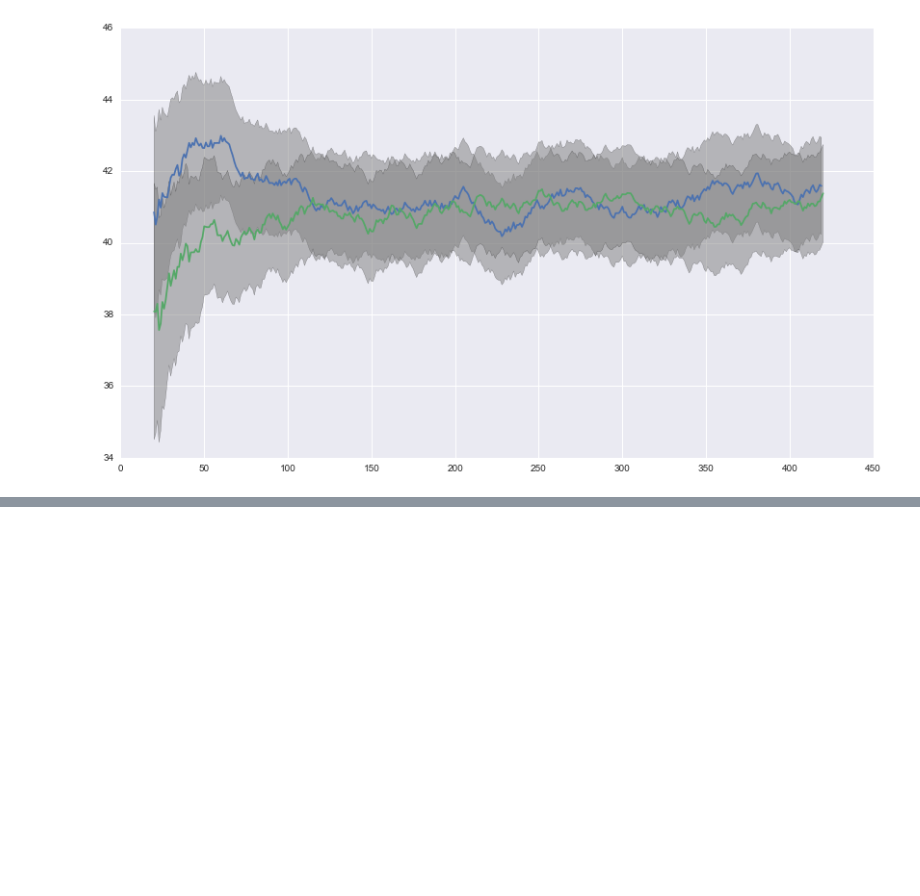
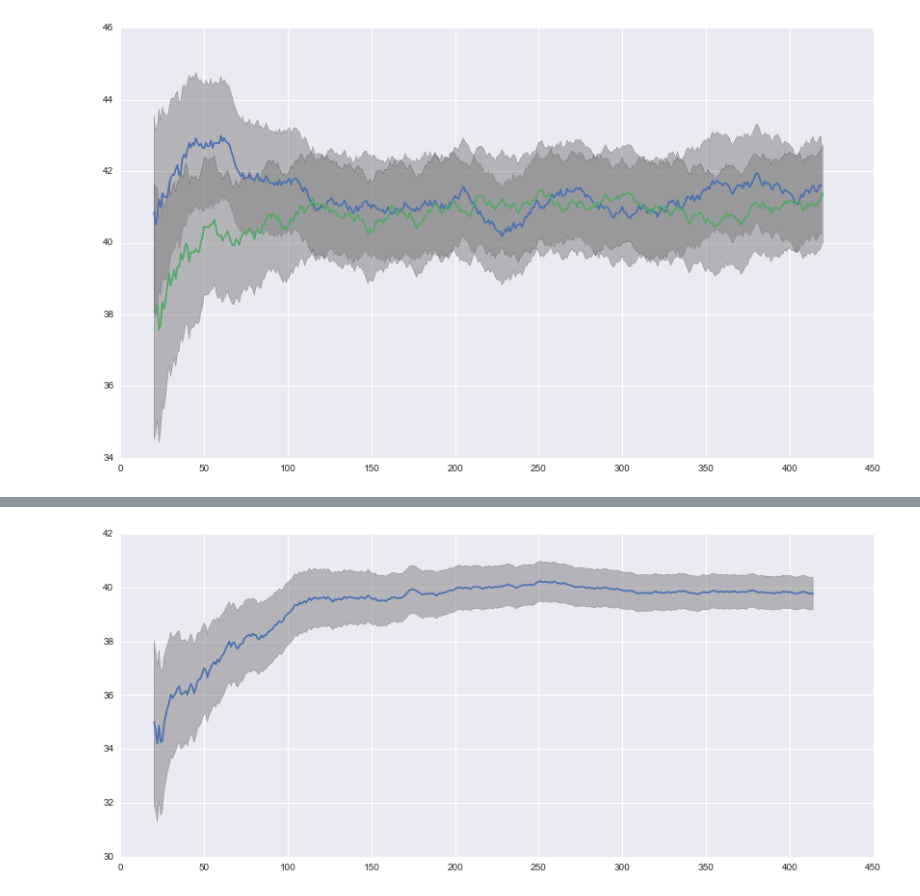
Before and after one commit to DanielVF/Halite-Ranking-Viz, a Jupyter notebook: Trueskill-Seaborn.ipynb, the cells around one changed output, grey strips where cells are left out. Cells and saved outputs as stored; diff of their text form; code cells hidden in the pictures; blank space fills up the shorter version.

```diff
--- a/Trueskill-Seaborn.ipynb
+++ b/Trueskill-Seaborn.ipynb
@@ -338,0 +347,4 @@ plot_compare(players,["DanielVF", "Sydriax"])
+# %%
+plot_converge(players_low_low_tau["arjunvis"])
+# %% [output]
+[figure, added]
```
Also changed, not shown: parts of 7 cells of this notebook.
